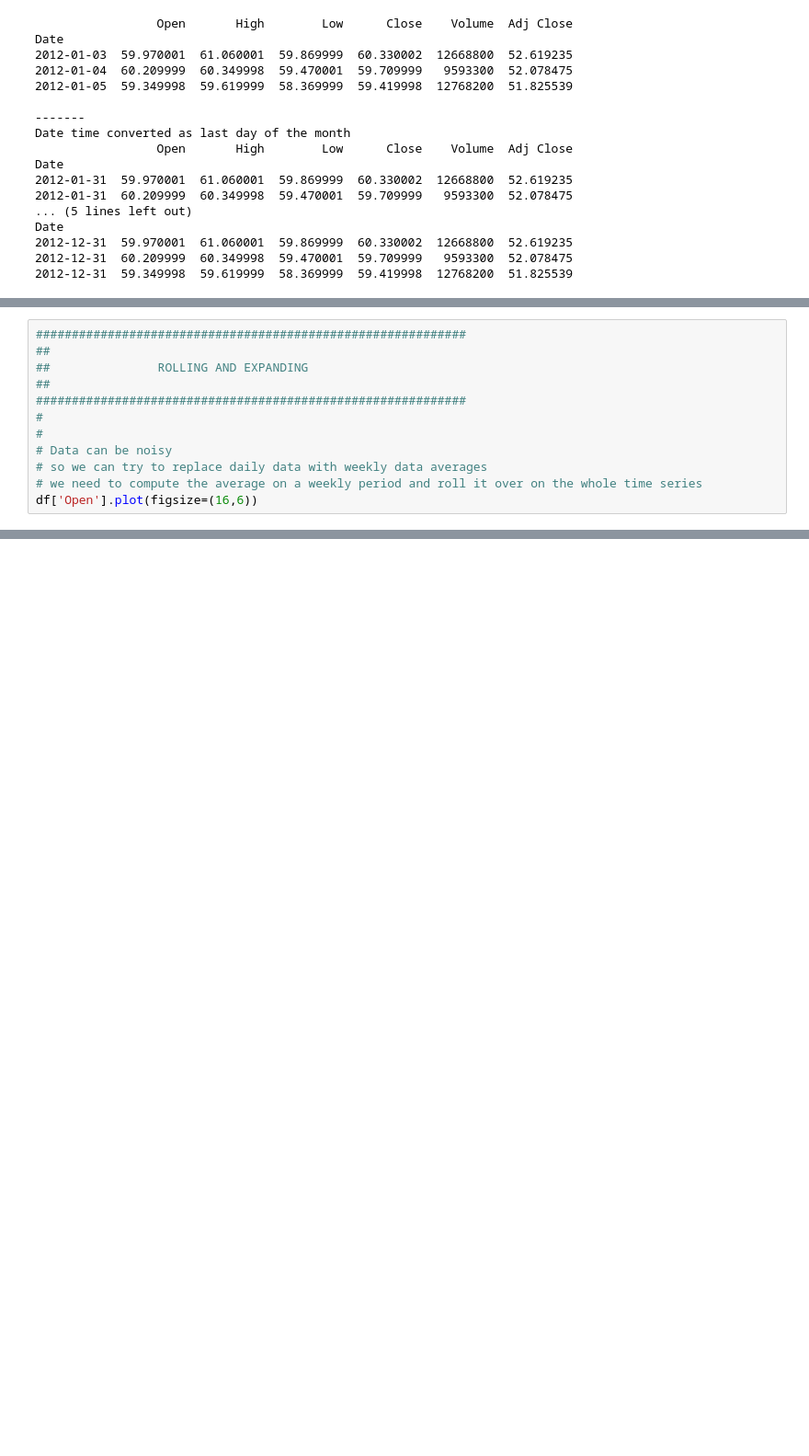
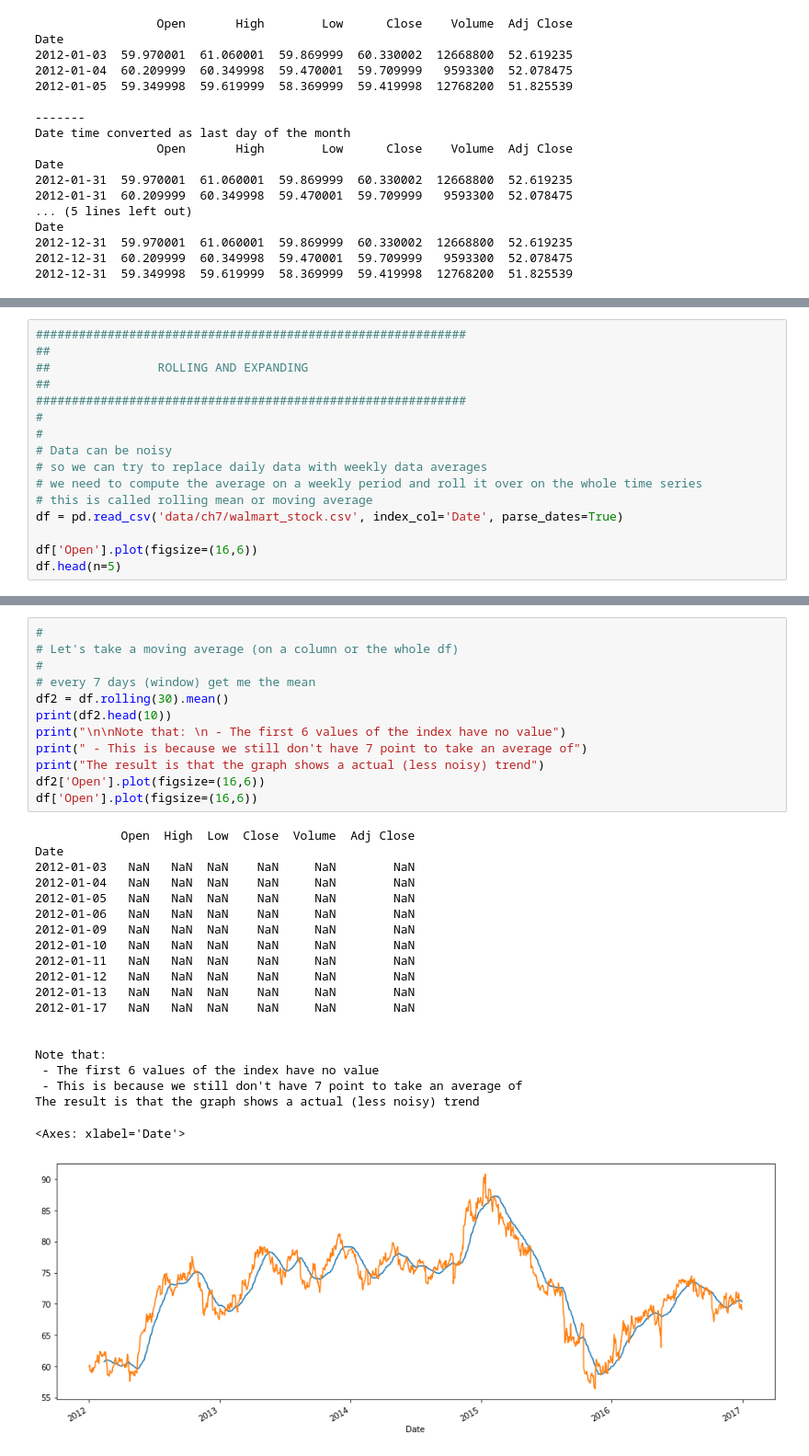
Before and after one commit to valeriog2023/udemy, a Jupyter notebook: Python_For_Financial_Analysis/07_pandas_date_time_index.ipynb, the cells around one changed output, grey strips where cells are left out. Shown: that part at 92% size. Saved outputs shown, nothing was run; the diff lists cells and outputs as text; blank space fills up the shorter version.

Commit message:
adding rolling averages and bollinger bands

```diff
--- a/Python_For_Financial_Analysis/07_pandas_date_time_index.ipynb
+++ b/Python_For_Financial_Analysis/07_pandas_date_time_index.ipynb
@@ -391,5 +391,9 @@ df2.iloc[-1:-1]
 # Data can be noisy
 # so we can try to replace daily data with weekly data averages
 # we need to compute the average on a weekly period and roll it over on the whole time series
+# this is called rolling mean or moving average
+df = pd.read_csv('data/ch7/walmart_stock.csv', index_col='Date', parse_dates=True)
+
 df['Open'].plot(figsize=(16,6))
+df.head(n=5)
 # %% [output]
@@ -397 +407,34 @@ df['Open'].plot(figsize=(16,6))
 [figure]
+# %%
+#
+# Let's take a moving average (on a column or the whole df)
+#
+# every 7 days (window) get me the mean
+df2 = df.rolling(30).mean()
+print(df2.head(10))
+print("\n\nNote that: \n - The first 6 values of the index have no value")
+print(" - This is because we still don't have 7 point to take an average of")
+print("The result is that the graph shows a actual (less noisy) trend")
+df2['Open'].plot(figsize=(16,6))
+df['Open'].plot(figsize=(16,6))
+# %% [output]
+            Open  High  Low  Close  Volume  Adj Close
+Date
+2012-01-03   NaN   NaN  NaN    NaN     NaN        NaN
+2012-01-04   NaN   NaN  NaN    NaN     NaN        NaN
+2012-01-05   NaN   NaN  NaN    NaN     NaN        NaN
+2012-01-06   NaN   NaN  NaN    NaN     NaN        NaN
+2012-01-09   NaN   NaN  NaN    NaN     NaN        NaN
+2012-01-10   NaN   NaN  NaN    NaN     NaN        NaN
+2012-01-11   NaN   NaN  NaN    NaN     NaN        NaN
+2012-01-12   NaN   NaN  NaN    NaN     NaN        NaN
+2012-01-13   NaN   NaN  NaN    NaN     NaN        NaN
+2012-01-17   NaN   NaN  NaN    NaN     NaN        NaN
+
+
+Note that:
+ - The first 6 values of the index have no value
+ - This is because we still don't have 7 point to take an average of
+The result is that the graph shows a actual (less noisy) trend
+<Axes: xlabel='Date'>
+[figure, added]
```
Also changed, not shown: parts of 6 cells of this notebook.
